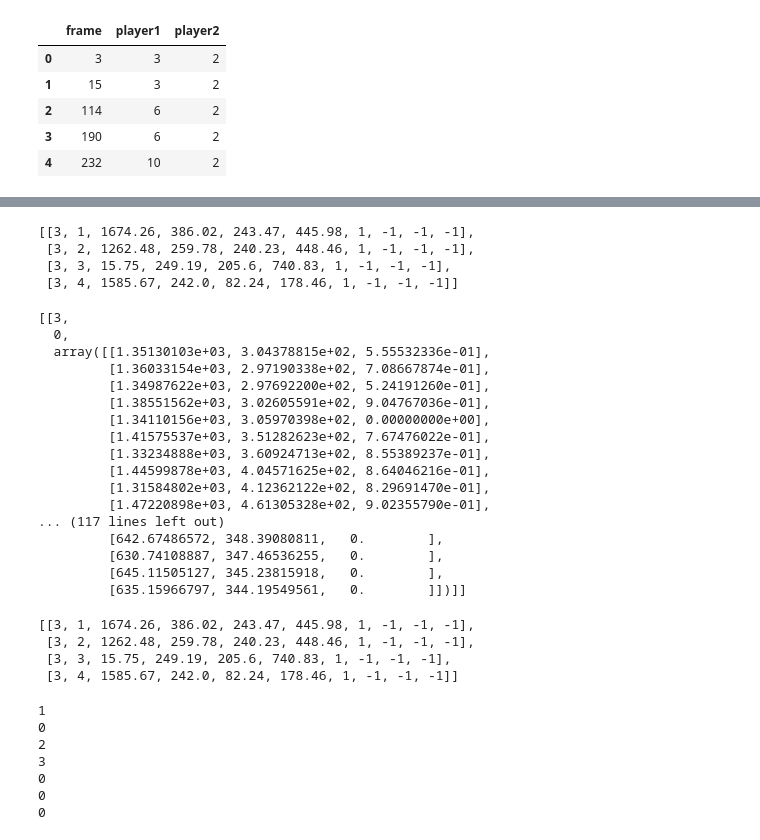
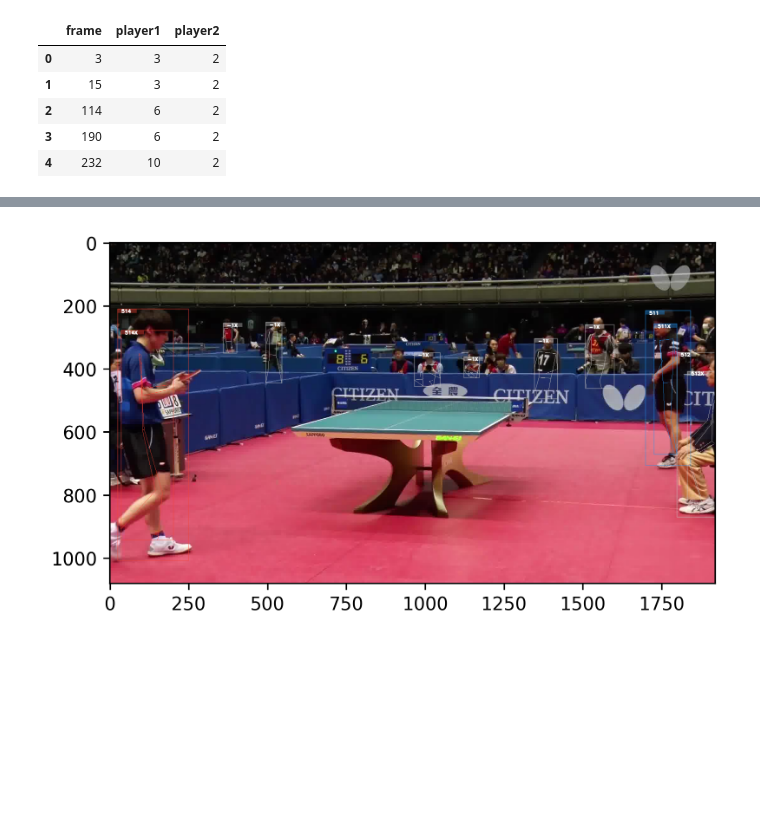
Before and after one commit to mei28/deep_sort, a Jupyter notebook: exp/20220512/matching_pose_and_tracklet.ipynb, the cells around one changed output, grey strips where cells are left out. Cells and saved outputs as stored; diff of their text form; code cells hidden in the pictures; blank space fills up the shorter version.

```diff
--- a/exp/20220512/matching_pose_and_tracklet.ipynb
+++ b/exp/20220512/matching_pose_and_tracklet.ipynb
@@ -44,5 +44,6 @@ import cv2
 import numpy as np
 # %%
 def show_img_jupyter(im0):
+    fig = plt.figure(dpi=300)
     plt.imshow(cv2.cvtColor(im0, cv2.COLOR_BGR2RGB)) # OpenCV は色がGBR順なのでRGB順に並べ替える
     plt.show()
@@ -110,30 +192,5 @@ pose_data[:1]
 # %%
-target_frame_id = 3
+target_frame_id = 10000
 im0 = load_img(img_path,target_frame_id)
 target_bboxes: list = get_masked_bboxes(bbox_list, target_frame_id)
 target_poses: list = get_masked_poses(pose_data, target_frame_id)
-# %%
-display(target_bboxes)
-display(target_poses)
-# %% [output]
-[[3, 1, 1674.26, 386.02, 243.47, 445.98, 1, -1, -1, -1],
- [3, 2, 1262.48, 259.78, 240.23, 448.46, 1, -1, -1, -1],
- [3, 3, 15.75, 249.19, 205.6, 740.83, 1, -1, -1, -1],
- [3, 4, 1585.67, 242.0, 82.24, 178.46, 1, -1, -1, -1]]
-[[3,
-  0,
-  array([[1.35130103e+03, 3.04378815e+02, 5.55532336e-01],
-         [1.36033154e+03, 2.97190338e+02, 7.08667874e-01],
-         [1.34987622e+03, 2.97692200e+02, 5.24191260e-01],
-         [1.38551562e+03, 3.02605591e+02, 9.04767036e-01],
-         [1.34110156e+03, 3.05970398e+02, 0.00000000e+00],
-         [1.41575537e+03, 3.51282623e+02, 7.67476022e-01],
-         [1.33234888e+03, 3.60924713e+02, 8.55389237e-01],
-         [1.44599878e+03, 4.04571625e+02, 8.64046216e-01],
-         [1.31584802e+03, 4.12362122e+02, 8.29691470e-01],
-         [1.47220898e+03, 4.61305328e+02, 9.02355790e-01],
-... (117 lines left out)
-         [642.67486572, 348.39080811,   0.        ],
-         [630.74108887, 347.46536255,   0.        ],
-         [645.11505127, 345.23815918,   0.        ],
-         [635.15966797, 344.19549561,   0.        ]])]]
@@ -191,13 +197,8 @@ def calc_IOU_score(a, b):
-# %%
-target_bboxes
-# %% [output]
-[[3, 1, 1674.26, 386.02, 243.47, 445.98, 1, -1, -1, -1],
- [3, 2, 1262.48, 259.78, 240.23, 448.46, 1, -1, -1, -1],
- [3, 3, 15.75, 249.19, 205.6, 740.83, 1, -1, -1, -1],
- [3, 4, 1585.67, 242.0, 82.24, 178.46, 1, -1, -1, -1]]
 # %%
+out_poses = []
+
 for pose in target_poses:
-    _,_, pose = pose
+    _frame_id, _, pose = pose
     pose_topleft, pose_rightdown = get_pose_bbox_position(pose)
 
     scores: list = []
@@ -211,13 +212,19 @@ for pose in target_poses:
     scores = np.array(scores)
     max_idx = np.argmax(scores)
 
-    matched_tracklet = target_poses[max_idx][1]
-    print(matched_tracklet)
+    matched_tracklet = target_bboxes[max_idx][1] if scores[max_idx] > .2 else -1
+    matched_pose_data = [_frame_id, matched_tracklet,pose]
+    out_poses.append(matched_pose_data)
-# %% [output]
-1
-0
-2
-3
-0
-0
-0
+# %%
+im0 = load_img(img_path,target_frame_id)
+im0 = draw_one_frame(
+    target_bboxes,
+    target_frame_id,
+    img_path,
+    (player1_tracklet,player2_tracklet),
+    out_poses
+)
+# %%
+show_img_jupyter(im0)
+# %% [output]
+[figure, added]
```
Also changed, not shown: parts of 5 cells of this notebook.
